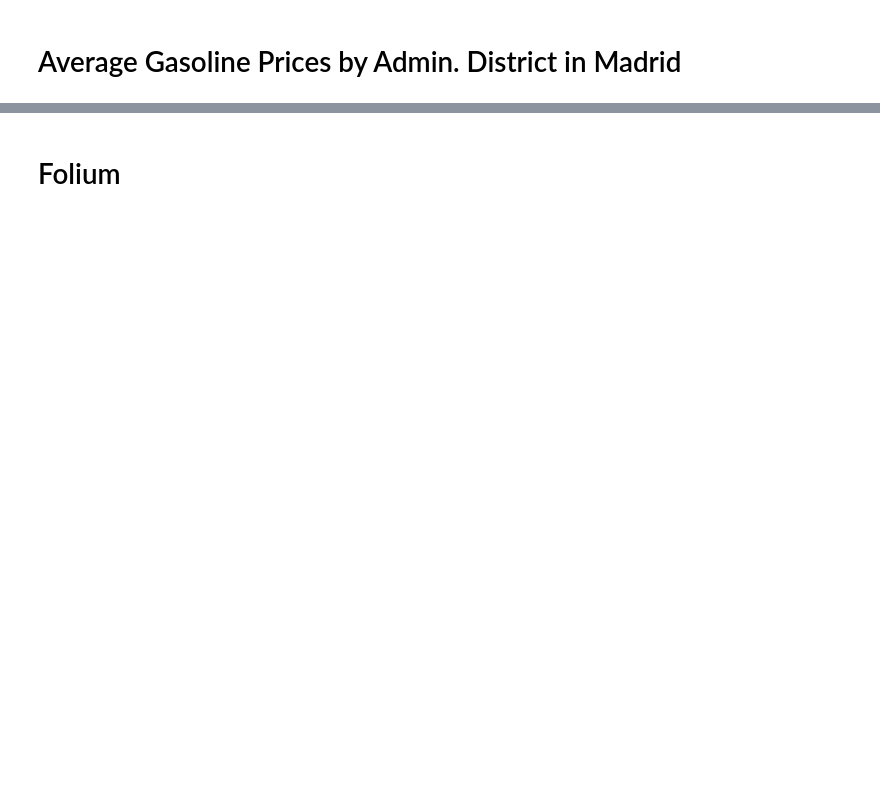
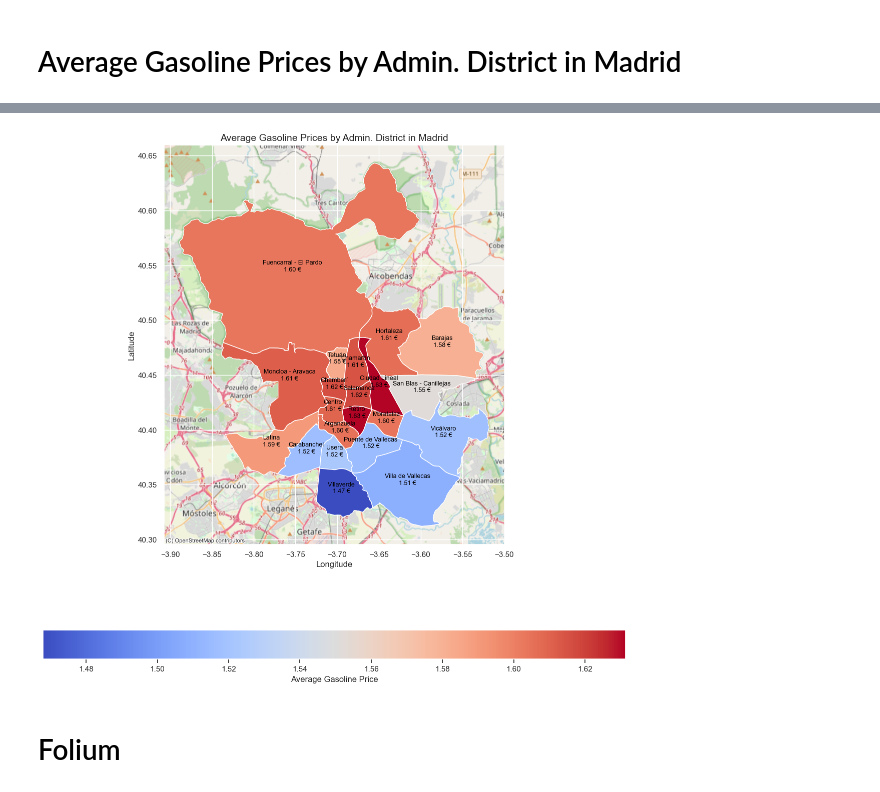
Before and after one commit to gerardovitale/travel-assistant, a Jupyter notebook: notebooks/visualizations.ipynb, the cells around one changed output, grey strips where cells are left out. Saved outputs shown, nothing was run; the diff lists cells and outputs as text; code cells hidden in the pictures; blank space fills up the shorter version.

```diff
--- a/notebooks/visualizations.ipynb
+++ b/notebooks/visualizations.ipynb
@@ -187,3 +188,31 @@ plt.tight_layout()
+# %%
+average_price_per_district = madrid_fuel_price_with_districts.groupby("nombre")["gasoline_95_e5_price"].mean().reset_index()
+
+districts_gdf = madrid_districts.merge(average_price_per_district, left_on="nombre", right_on="nombre", how="left")
+
+# Plotting
+fig, ax = plt.subplots(figsize=(12, 12))
+districts_gdf.plot(
+    column="gasoline_95_e5_price", cmap="coolwarm", legend=True, ax=ax,
+    legend_kwds={"label": "Average Gasoline Price", "orientation": "horizontal"}
+)
+
+import contextily as ctx  # For basemap
+ctx.add_basemap(ax, crs=districts_gdf.crs.to_string(), source=ctx.providers.OpenStreetMap.Mapnik)
+
+for idx, row in districts_gdf.iterrows():
+    centroid = row["geometry"].centroid
+    label = f"{row['nombre']}\n{row['gasoline_95_e5_price']:.2f} €"
+    ax.text(centroid.x, centroid.y, label, ha="center", fontsize=9, color="black") #, weight="bold")
+
+# Set title and labels
+plt.title("Average Gasoline Prices by Admin. District in Madrid", fontdict={"fontsize": 14})
+plt.xlabel("Longitude")
+plt.ylabel("Latitude")
+
+plt.tight_layout()
+# %% [output]
+[figure, added]
 # %% [markdown]
 # Folium
 # %%
```
Also changed, not shown: parts of 10 cells of this notebook, 42 other files.
